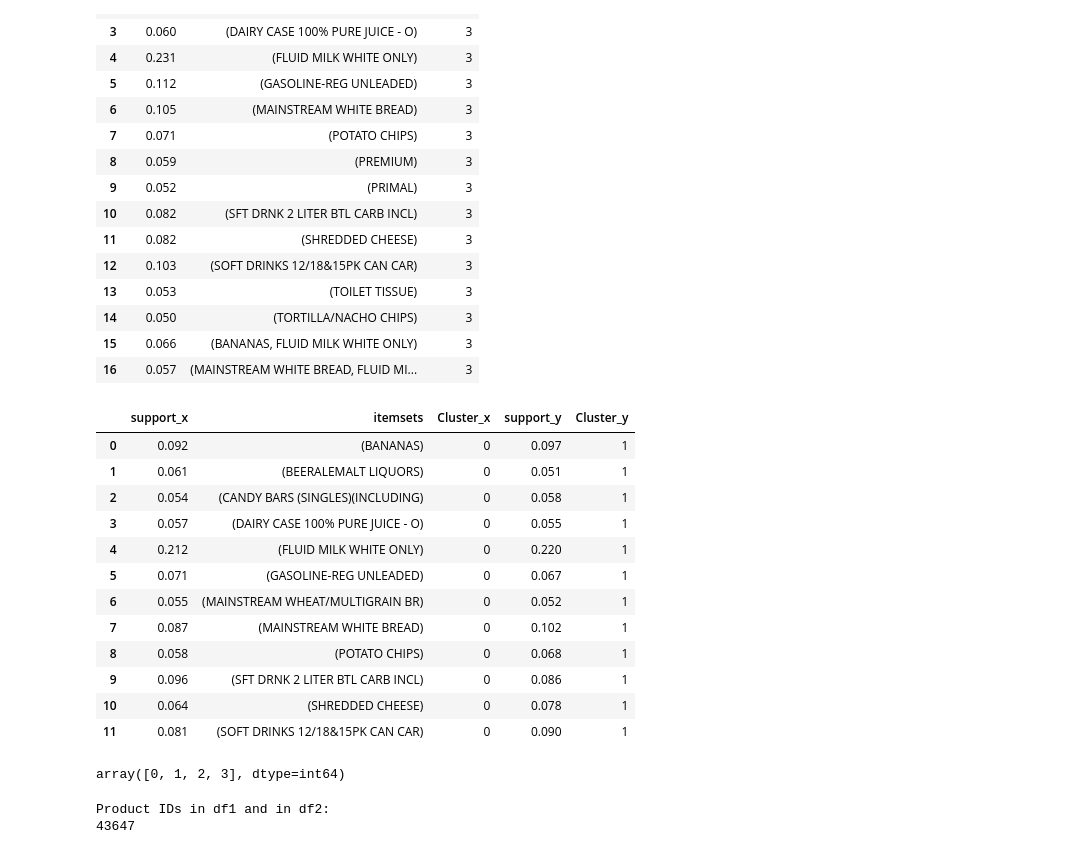
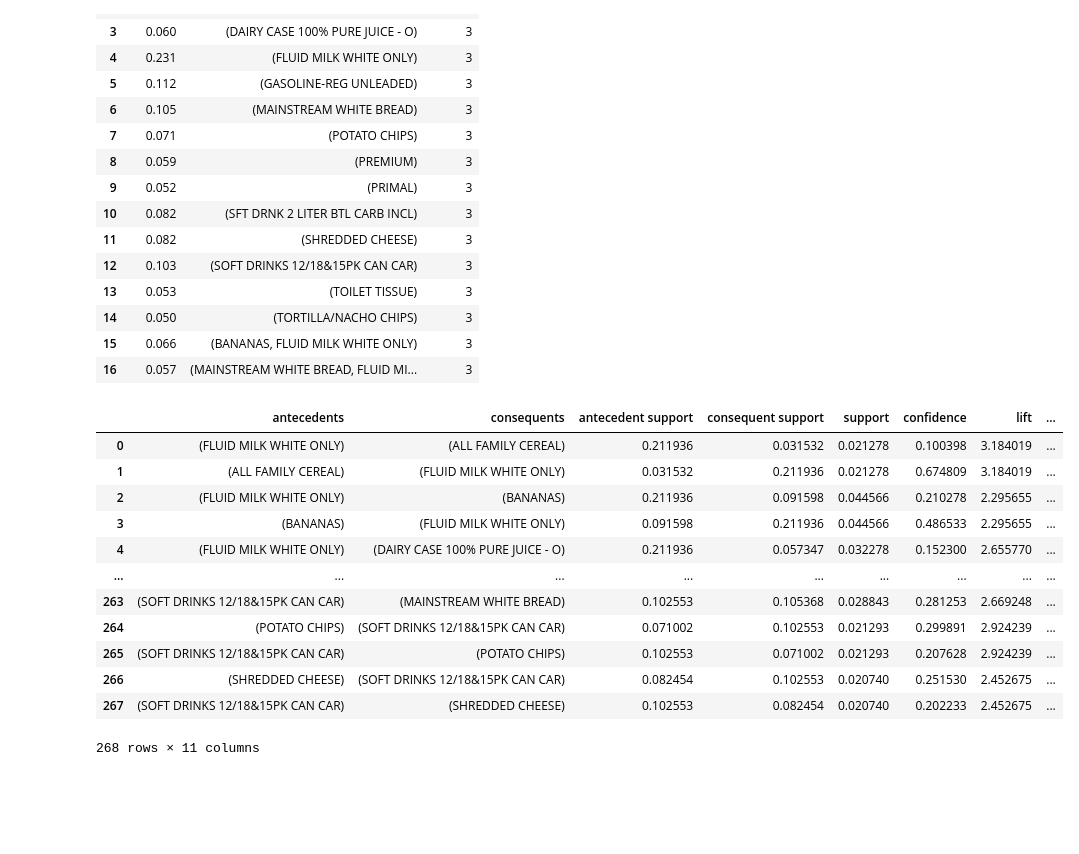
Before and after one commit to antoniooliveira03/Projects, a Jupyter notebook: NTT Project/06_Assoc_Rules.ipynb, the cells around one changed output. Drawn from its saved outputs; the diff is of its cells as text; code cells hidden in the pictures; blank space fills up the shorter version.

Commit message:
assoc rules

```diff
--- a/NTT Project/06_Assoc_Rules.ipynb
+++ b/NTT Project/06_Assoc_Rules.ipynb
@@ -231,25 +231,4 @@ frequent_itemsets_grocery_3
 | 14 | 0.050 | (TORTILLA/NACHO CHIPS) | 3 |
 | 15 | 0.066 | (BANANAS, FLUID MILK WHITE ONLY) | 3 |
 | 16 | 0.057 | (MAINSTREAM WHITE BREAD, FLUID MI... | 3 |
-# %%
-'''frequent_itemsets_grocery = pd.merge(frequent_itemsets_grocery_0,
-                                     frequent_itemsets_grocery_1,
-                                     how='inner',
-                                     on='itemsets')
-
-frequent_itemsets_grocery'''
-# %% [output]
-|  | support_x | itemsets | Cluster_x | support_y | Cluster_y |
-| 0 | 0.092 | (BANANAS) | 0 | 0.097 | 1 |
-| 1 | 0.061 | (BEERALEMALT LIQUORS) | 0 | 0.051 | 1 |
-| 2 | 0.054 | (CANDY BARS (SINGLES)(INCLUDING) | 0 | 0.058 | 1 |
-| 3 | 0.057 | (DAIRY CASE 100% PURE JUICE - O) | 0 | 0.055 | 1 |
-| 4 | 0.212 | (FLUID MILK WHITE ONLY) | 0 | 0.220 | 1 |
-| 5 | 0.071 | (GASOLINE-REG UNLEADED) | 0 | 0.067 | 1 |
-| 6 | 0.055 | (MAINSTREAM WHEAT/MULTIGRAIN BR) | 0 | 0.052 | 1 |
-| 7 | 0.087 | (MAINSTREAM WHITE BREAD) | 0 | 0.102 | 1 |
-| 8 | 0.058 | (POTATO CHIPS) | 0 | 0.068 | 1 |
-| 9 | 0.096 | (SFT DRNK 2 LITER BTL CARB INCL) | 0 | 0.086 | 1 |
-| 10 | 0.064 | (SHREDDED CHEESE) | 0 | 0.078 | 1 |
-| 11 | 0.081 | (SOFT DRINKS 12/18&15PK CAN CAR) | 0 | 0.090 | 1 |
 # %%
@@ -261,5 +240,25 @@ frequent_itemsets_grocery = pd.concat([frequent_itemsets_grocery_0,
-# %%
-frequent_itemsets_grocery['Cluster'].unique()
-# %% [output]
-array([0, 1, 2, 3], dtype=int64)
+# %%
+rules_grocery_iter = pd.concat([rules_grocery_iter_0,
+                         rules_grocery_iter_1,
+                         rules_grocery_iter_2,
+                         rules_grocery_iter_3],
+                        ignore_index=True)
+# %%
+pd.reset_option('display.max_rows', None)
+
+rules_grocery_iter
+# %% [output]
+|  | antecedents | consequents | antecedent support | consequent support | support | confidence | lift | ... |
+| 0 | (FLUID MILK WHITE ONLY) | (ALL FAMILY CEREAL) | 0.211936 | 0.031532 | 0.021278 | 0.100398 | 3.184019 | ... |
+| 1 | (ALL FAMILY CEREAL) | (FLUID MILK WHITE ONLY) | 0.031532 | 0.211936 | 0.021278 | 0.674809 | 3.184019 | ... |
+| 2 | (FLUID MILK WHITE ONLY) | (BANANAS) | 0.211936 | 0.091598 | 0.044566 | 0.210278 | 2.295655 | ... |
+| 3 | (BANANAS) | (FLUID MILK WHITE ONLY) | 0.091598 | 0.211936 | 0.044566 | 0.486533 | 2.295655 | ... |
+| 4 | (FLUID MILK WHITE ONLY) | (DAIRY CASE 100% PURE JUICE - O) | 0.211936 | 0.057347 | 0.032278 | 0.152300 | 2.655770 | ... |
+| ... | ... | ... | ... | ... | ... | ... | ... | ... |
+| 263 | (SOFT DRINKS 12/18&15PK CAN CAR) | (MAINSTREAM WHITE BREAD) | 0.102553 | 0.105368 | 0.028843 | 0.281253 | 2.669248 | ... |
+| 264 | (POTATO CHIPS) | (SOFT DRINKS 12/18&15PK CAN CAR) | 0.071002 | 0.102553 | 0.021293 | 0.299891 | 2.924239 | ... |
+| 265 | (SOFT DRINKS 12/18&15PK CAN CAR) | (POTATO CHIPS) | 0.102553 | 0.071002 | 0.021293 | 0.207628 | 2.924239 | ... |
+| 266 | (SHREDDED CHEESE) | (SOFT DRINKS 12/18&15PK CAN CAR) | 0.082454 | 0.102553 | 0.020740 | 0.251530 | 2.452675 | ... |
+| 267 | (SOFT DRINKS 12/18&15PK CAN CAR) | (SHREDDED CHEESE) | 0.102553 | 0.082454 | 0.020740 | 0.202233 | 2.452675 | ... |
+268 rows × 11 columns
 # %%
@@ -267,16 +265,0 @@ frequent_itemsets_grocery.to_csv('C:/Users/aprataso/Downloads/final_data/Cluster
-# %%
-# Flatten product_id lists in df2
-product_ids_df2 = [item for sublist in cluster_0['product_id'] for item in sublist]
-
-product_ids_df1 = prod['product_id'].unique()
-product_ids_df2 = set(product_ids_df2)
-
-# Find product_ids in df1 not in df2
-missing_ids = [pid for pid in product_ids_df1 if pid in product_ids_df2]
-missing_count = len(missing_ids)
-
-print("Product IDs in df1 and in df2:")
-print(missing_count)
-# %% [output]
-Product IDs in df1 and in df2:
-43647
```
Also changed, not shown: parts of 8 cells of this notebook.
